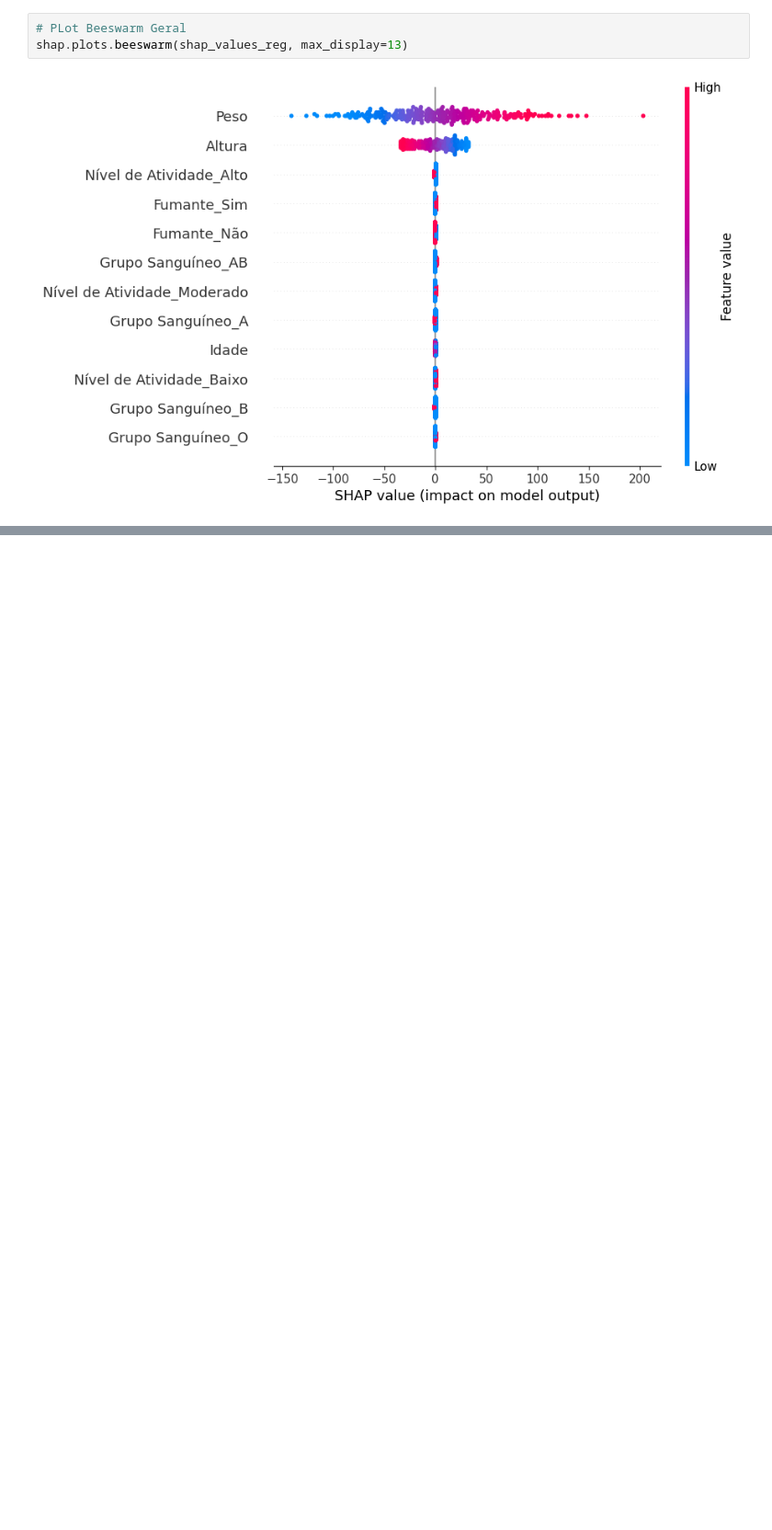
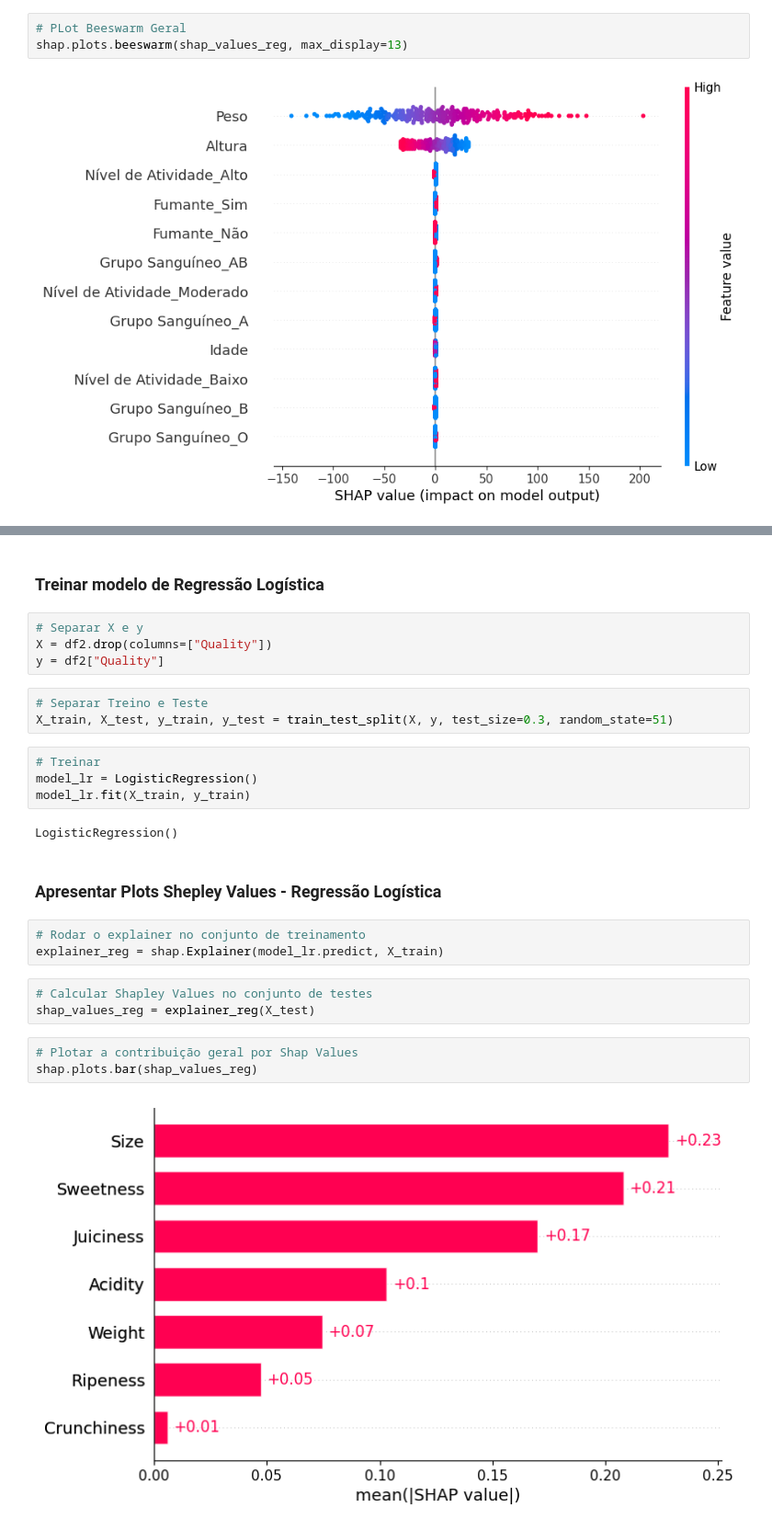
Before and after one commit to rocketseat-education/Desenvolvimento-de-IA, a Jupyter notebook: Topicos Complementares/shapley.ipynb, the cells around one changed output, grey strips where cells are left out. Shown at 92% size. Saved outputs shown, nothing was run; the diff lists cells and outputs as text; blank space fills up the shorter version.

Commit message:
Algoritmos supervisionados - Tópicos complementares - Shapley Values, Shapley Values - Classificação

```diff
--- a/Topicos Complementares/shapley.ipynb
+++ b/Topicos Complementares/shapley.ipynb
@@ -121,0 +179,28 @@ shap.plots.beeswarm(shap_values_reg, max_display=13)
+# %% [markdown]
+### Treinar modelo de Regressão Logística
+# %%
+# Separar X e y
+X = df2.drop(columns=["Quality"])
+y = df2["Quality"]
+# %%
+# Separar Treino e Teste
+X_train, X_test, y_train, y_test = train_test_split(X, y, test_size=0.3, random_state=51)
+# %%
+# Treinar
+model_lr = LogisticRegression()
+model_lr.fit(X_train, y_train)
+# %% [output]
+LogisticRegression()
+# %% [markdown]
+### Apresentar Plots Shepley Values - Regressão Logística
+# %%
+# Rodar o explainer no conjunto de treinamento
+explainer_reg = shap.Explainer(model_lr.predict, X_train)
+# %%
+# Calcular Shapley Values no conjunto de testes
+shap_values_reg = explainer_reg(X_test)
+# %%
+# Plotar a contribuição geral por Shap Values
+shap.plots.bar(shap_values_reg)
+# %% [output]
+[figure, added]
```
Also changed, not shown: parts of 9 cells of this notebook.
